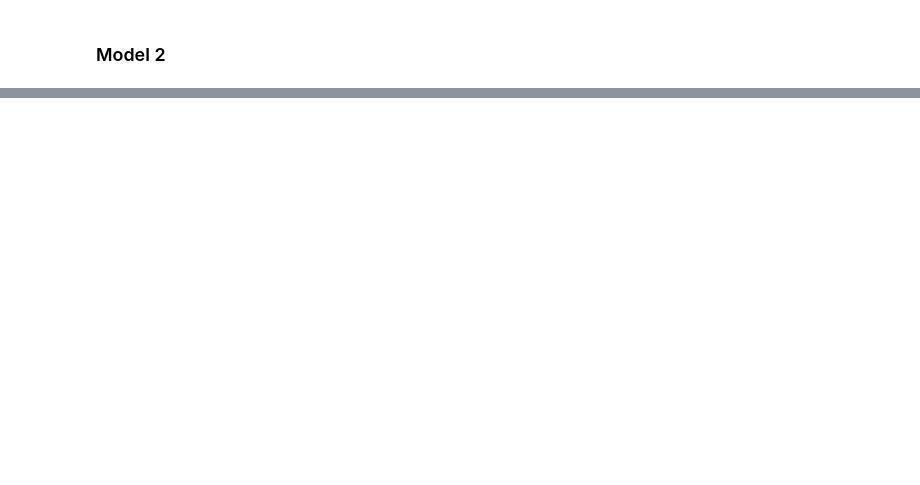
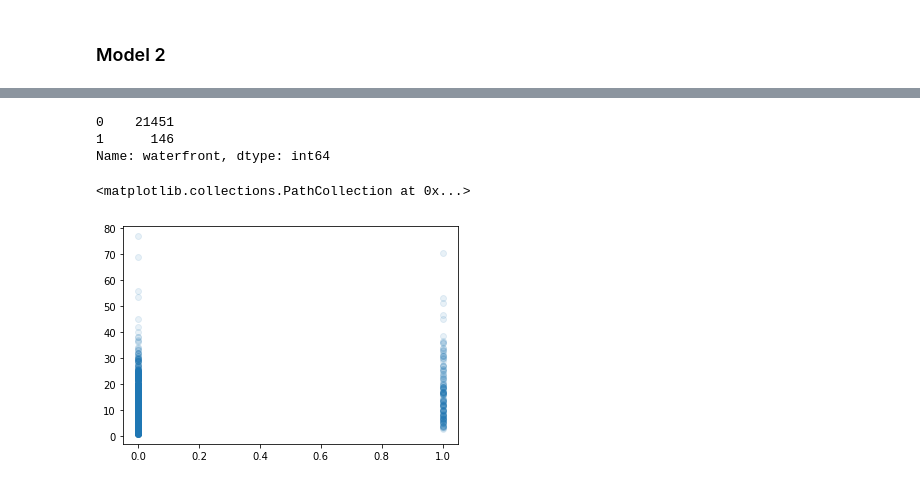
Before and after one commit to samoliver3/dsc-phase-2-project-v2-3, a Jupyter notebook: student.ipynb, the cells around one changed output, grey strips where cells are left out. Drawn from its saved outputs; the diff is of its cells as text; code cells hidden in the pictures; blank space fills up the shorter version.

```diff
--- a/student.ipynb
+++ b/student.ipynb
@@ -369,0 +544,11 @@ plt.close()
+# %%
+df['waterfront'].value_counts()
+# %% [output]
+0    21451
+1      146
+Name: waterfront, dtype: int64
+# %%
+plt.scatter(df['waterfront'], df['price'] / 100_000, alpha=0.1)
+# %% [output]
+<matplotlib.collections.PathCollection at 0x...>
+[figure, added]
```
Also changed, not shown: parts of 27 cells of this notebook.
